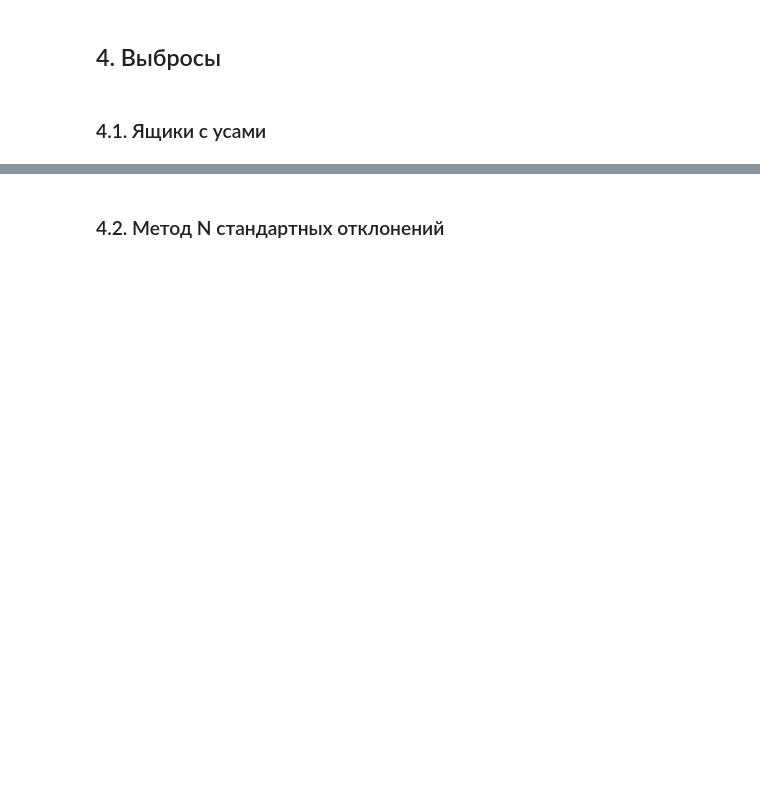
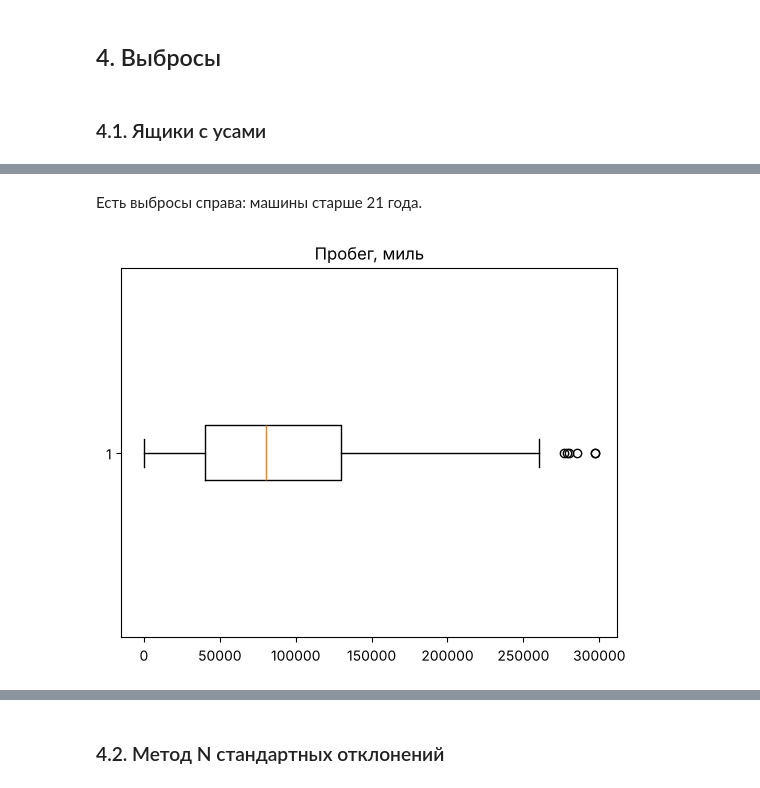
Before and after one commit to pavchundg/project-andan, a Jupyter notebook: Проект_анализ_цен_автомобилей.ipynb, the cells around one changed output, grey strips where cells are left out. Drawn from its saved outputs; the diff is of its cells as text; code cells hidden in the pictures; blank space fills up the shorter version.

```diff
--- a/Проект_анализ_цен_автомобилей.ipynb
+++ b/Проект_анализ_цен_автомобилей.ipynb
@@ -170,0 +149,8 @@ for col in num_cols:
+# %% [markdown]
+Есть выбросы справа: машины старше 21 года.
+# %%
+plt.boxplot(df_clean['Пробег, миль'], orientation='horizontal')
+plt.title('Пробег, миль')
+plt.show()
+# %% [output]
+[figure, added]
```
Also changed, not shown: parts of 128 cells of this notebook, 2 other files.
